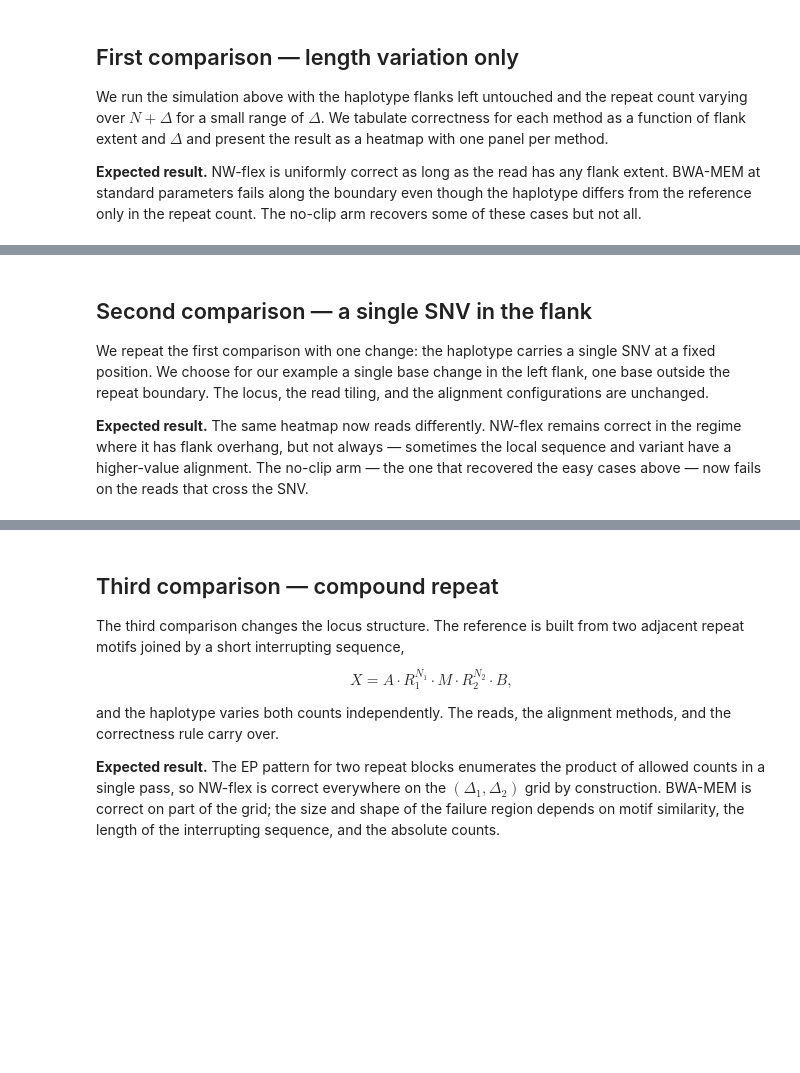
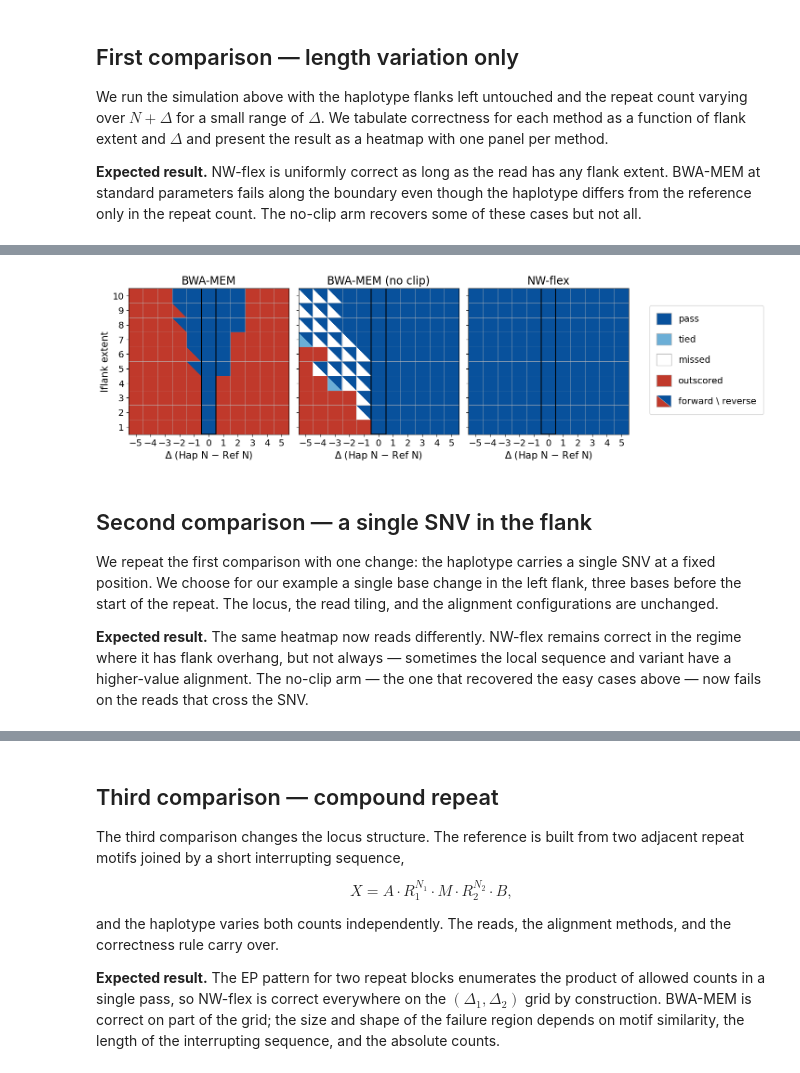
Before and after one commit to nwflex/nwflex, a Jupyter notebook: notebooks/07_NWflex_BWA_Comparison.ipynb, the cells around one changed output, grey strips where cells are left out. Saved outputs shown, nothing was run; the diff lists cells and outputs as text; code cells hidden in the pictures; blank space fills up the shorter version.

```diff
--- a/notebooks/07_NWflex_BWA_Comparison.ipynb
+++ b/notebooks/07_NWflex_BWA_Comparison.ipynb
@@ -455,9 +601,24 @@ We run the simulation above with the haplotype flanks left untouched and the rep
 # %%
-# TODO: 3-panel heatmap (one per arm), x=Δ, y=flank_extent
+from nwflex.simulation import plot_correctness_heatmap
+
+ARM_TITLES = {
+    "std":     "BWA-MEM",
+    "no-clip": "BWA-MEM (no clip)",
+    "NW-flex": "NW-flex",
+}
+
+plot_correctness_heatmap(
+    val1_df,
+    deltas=DELTAS,
+    lflanks=LFLANK_EXTENTS,
+    arm_titles=ARM_TITLES,
+);
+# %% [output]
+[figure, added]
 # %% [markdown]
 ## Second comparison — a single SNV in the flank
 
-We repeat the first comparison with one change: the haplotype carries a single SNV at a fixed position. We choose for our example a single base change in the left flank, one base outside the repeat boundary. The locus, the read tiling, and the alignment configurations are unchanged.
+We repeat the first comparison with one change: the haplotype carries a single SNV at a fixed position. We choose for our example a single base change in the left flank, three bases before the start of the repeat. The locus, the read tiling, and the alignment configurations are unchanged.
 
 **Expected result.** The same heatmap now reads differently. NW-flex remains correct in the regime where it has flank overhang, but not always — sometimes the local sequence and variant have a higher-value alignment. The no-clip arm — the one that recovered the easy cases above — now fails on the reads that cross the SNV.
 # %%
```
Also changed, not shown: parts of 11 cells of this notebook, 5 other files.
